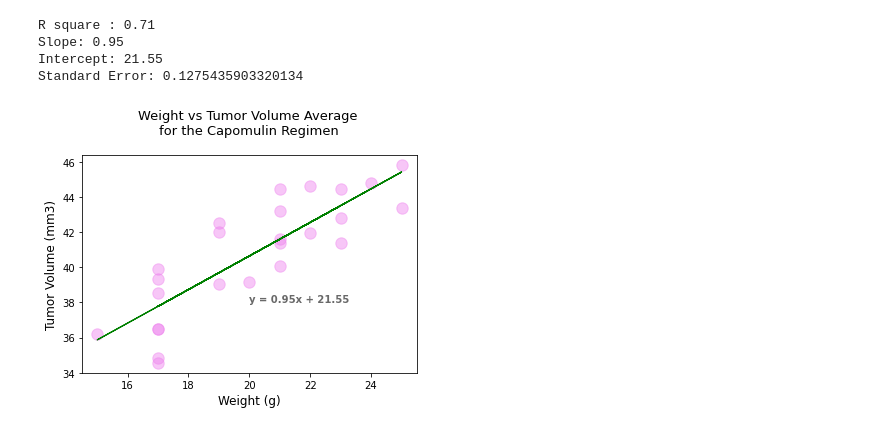
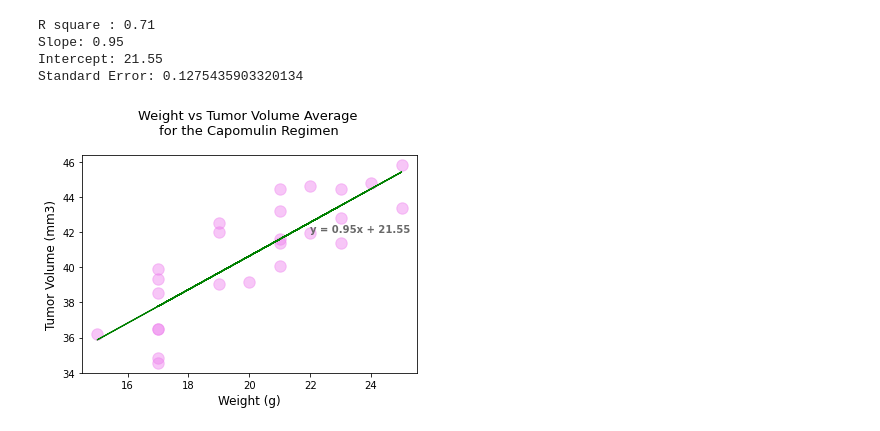
Before and after one commit to susanquiros/Matplotlib--The-Power-of-Plots, a Jupyter notebook: Pymaceuticals/pymaceuticals_starter.ipynb, the cells around one changed output. Drawn from its saved outputs; the diff is of its cells as text; code cells hidden in the pictures.

```diff
--- a/Pymaceuticals/pymaceuticals_starter.ipynb
+++ b/Pymaceuticals/pymaceuticals_starter.ipynb
@@ -381,12 +381,12 @@ Standard Error: 0.1275435903320134
 # %%
 avg_mouse = drug_df.groupby(['Mouse ID']).mean()[['Weight (g)', 'Tumor Volume (mm3)']]
 plt.scatter (avg_mouse['Weight (g)'], avg_mouse['Tumor Volume (mm3)'], color = 'violet', s = 130, alpha= 0.450)
 plt.title(f'Weight vs Tumor Volume Average \n for the Capomulin Regimen \n', fontsize=13)
 plt.xlabel('Weight (g)', fontsize= 12)
 plt.ylabel('Tumor Volume (mm3)', fontsize=12)
 
 plt.plot(avg_mouse['Weight (g)'],regression_value, 'r-',linewidth =1.2, color = 'green')
-plt.annotate(formula, (20,38), fontsize = 10 , color = 'dimgray',fontweight = 'bold')
+plt.annotate(formula, (22,42), fontsize = 10 , color = 'dimgray',fontweight = 'bold')
 plt.show()
 # %% [output]
-[figure, old version]
+[figure, new version]
```
